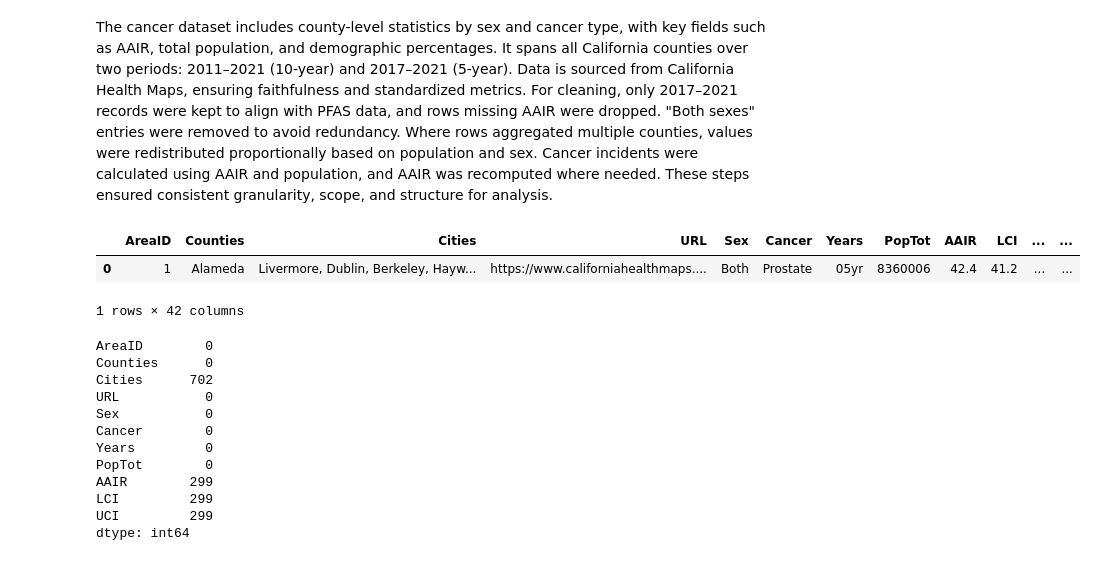
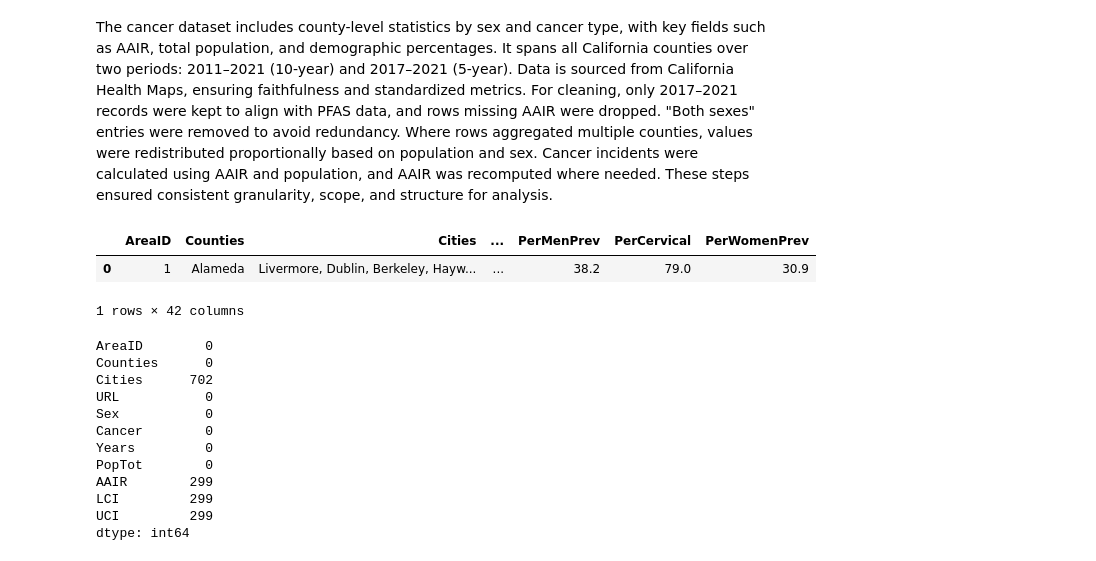
Before and after one commit to UsmanAsghar23/PFAS-Cancer, a Jupyter notebook: final-report.ipynb, the cells around one changed output. Cells and saved outputs as stored; diff of their text form; code cells hidden in the pictures.

```diff
--- a/final-report.ipynb
+++ b/final-report.ipynb
@@ -52,10 +31,11 @@ import numpy as np
 The cancer dataset includes county-level statistics by sex and cancer type, with key fields such as AAIR, total population, and demographic percentages. It spans all California counties over two periods: 2011–2021 (10-year) and 2017–2021 (5-year). Data is sourced from California Health Maps, ensuring faithfulness and standardized metrics. For cleaning, only 2017–2021 records were kept to align with PFAS data, and rows missing AAIR were dropped. "Both sexes" entries were removed to avoid redundancy. Where rows aggregated multiple counties, values were redistributed proportionally based on population and sex. Cancer incidents were calculated using AAIR and population, and AAIR was recomputed where needed. These steps ensured consistent granularity, scope, and structure for analysis.
 # %%
 cancer_df = pd.read_csv("data/raw/californiahealthmaps_county_all.csv")
+pd.set_option('display.max_columns', 6)
 cancer_df.head(1)
 # %% [output]
-|  | AreaID | Counties | Cities | URL | Sex | Cancer | Years | PopTot | AAIR | LCI | ... | ... |
-| 0 | 1 | Alameda | Livermore, Dublin, Berkeley, Hayw... | https://www.californiahealthmaps.... | Both | Prostate | 05yr | 8360006 | 42.4 | 41.2 | ... | ... |
+|  | AreaID | Counties | Cities | ... | PerMenPrev | PerCervical | PerWomenPrev |
+| 0 | 1 | Alameda | Livermore, Dublin, Berkeley, Hayw... | ... | 38.2 | 79.0 | 30.9 |
 1 rows × 42 columns
 # %%
 cancer_df.isna().sum()[:11]
```
Also changed, not shown: parts of 16 cells of this notebook, 4 other files.
